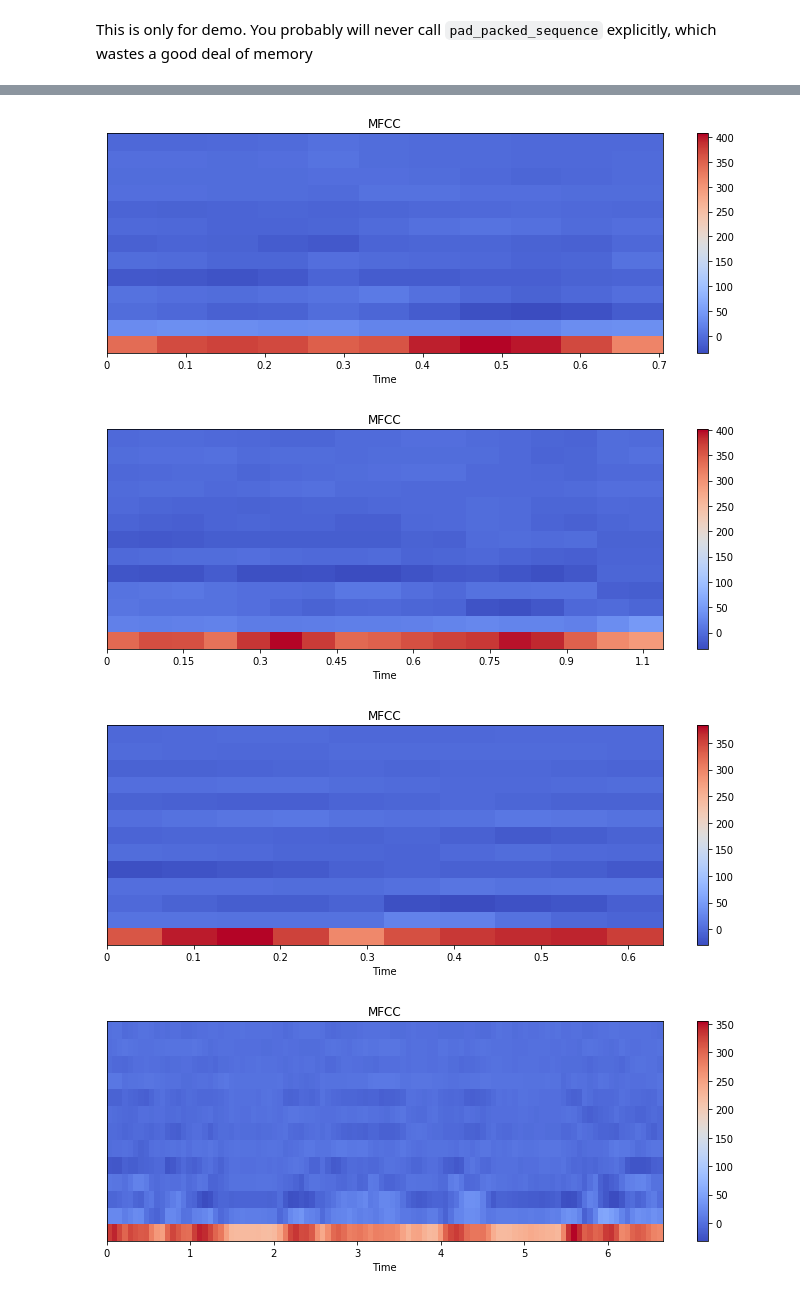
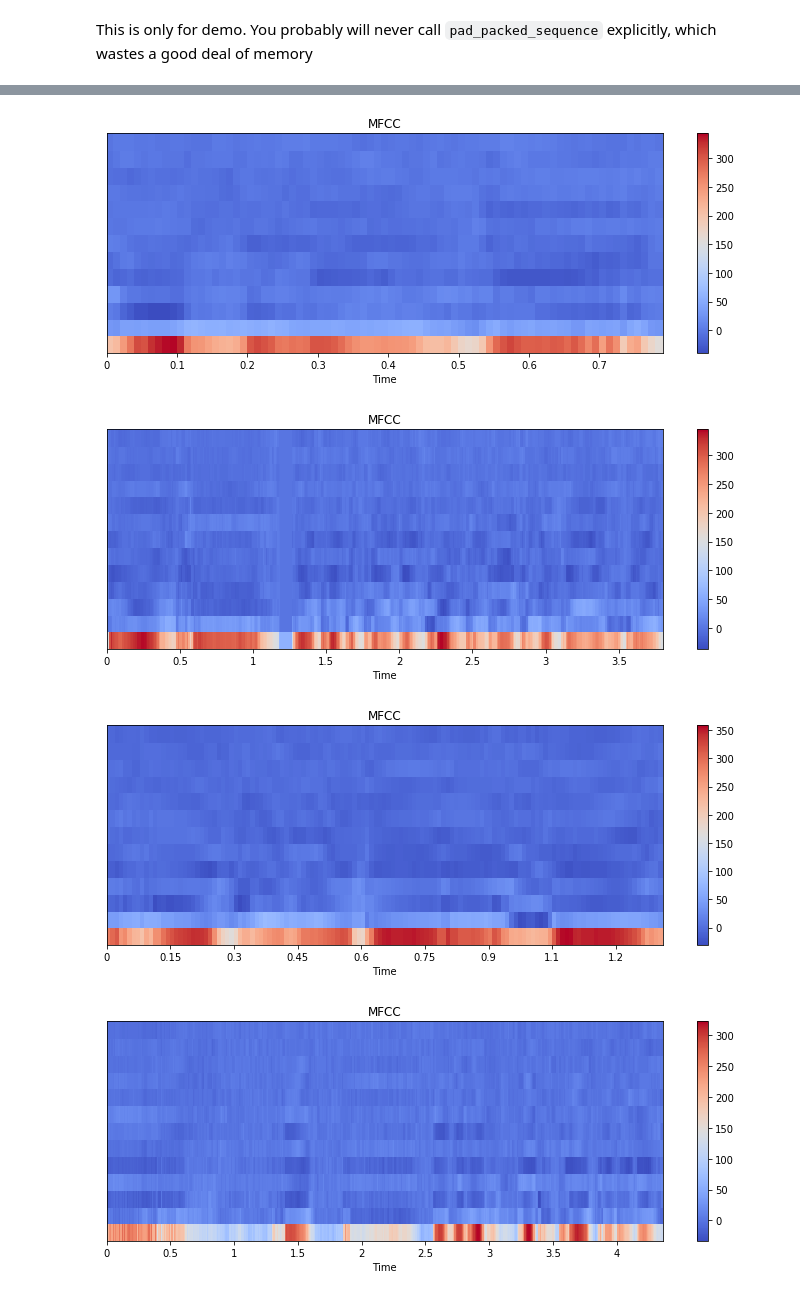
Before and after one commit to haasdo95/data_prep, a Jupyter notebook: pytorch_demo.ipynb, the cells around one changed output, grey strips where cells are left out. Cells and saved outputs as stored; diff of their text form; code cells hidden in the pictures.

```diff
--- a/pytorch_demo.ipynb
+++ b/pytorch_demo.ipynb
@@ -1,8 +1,9 @@
 # %% [markdown]
 ## use it in PyTorch
 # %%
-data_dir = "data"
-# data_dir = "lexicalized_data"
+%matplotlib inline
+# data_dir = "data"
+data_dir = "lexicalized_data"
 
 from dataset import syntax_token_type
 syntax_vocabulary, blacklist = syntax_token_type(data_dir)
@@ -108,21 +104,26 @@ import matplotlib.pyplot as plt
 
 def display_speech(unpacked_speech, unpacked_speech_len):
     auds = []
+    speeches = []
     for s, l in zip(unpacked_speech, unpacked_speech_len):
         speech = s[:l].numpy()
+        speeches.append(speech)
         auds.append(ipd.Audio(speech, rate=8000))
-    return auds
+    return auds, speeches
 
 
 def display_mfcc(unpacked_mfcc, unpacked_mfcc_len):
+    mfccs = []
     for s, l in zip(unpacked_mfcc, unpacked_mfcc_len):
         mfcc = s[:l].numpy().T  # [n_mfcc, t]
+        mfccs.append(mfcc)
         plt.figure(figsize=(10, 4))
-        librosa.display.specshow(mfcc, sr=8000, x_axis='time')
+        librosa.display.specshow(mfcc, hop_length=80, sr=8000, x_axis='time')
         plt.colorbar()
         plt.title('MFCC')
         plt.tight_layout()
         plt.show()
+    return mfccs
 
 
 def display_syntax(unpacked_syntax, unpacked_syntax_len):
@@ -139,13 +140,13 @@ def display_syntax(unpacked_syntax, unpacked_syntax_len):
         tree = Tree.fromstring(syntax, brackets="[]")
         IPython.core.display.display(tree)
 # %%
-auds = display_speech(unpacked_speech, unpacked_speech_len)
-display_mfcc(unpacked_mfcc, unpacked_mfcc_len)
+auds, speeches = display_speech(unpacked_speech, unpacked_speech_len)
+mfccs = display_mfcc(unpacked_mfcc, unpacked_mfcc_len)
 # %% [output]
-[figure, old version]
+[figure, new version]
-[figure, old version]
+[figure, new version]
-[figure, old version]
+[figure, new version]
-[figure, old version]
+[figure, new version]
 # %%
 display_syntax(unpacked_syntax, unpacked_syntax_len)
 # %% [output]
```
Also changed, not shown: parts of 11 cells of this notebook, 2 other files.
